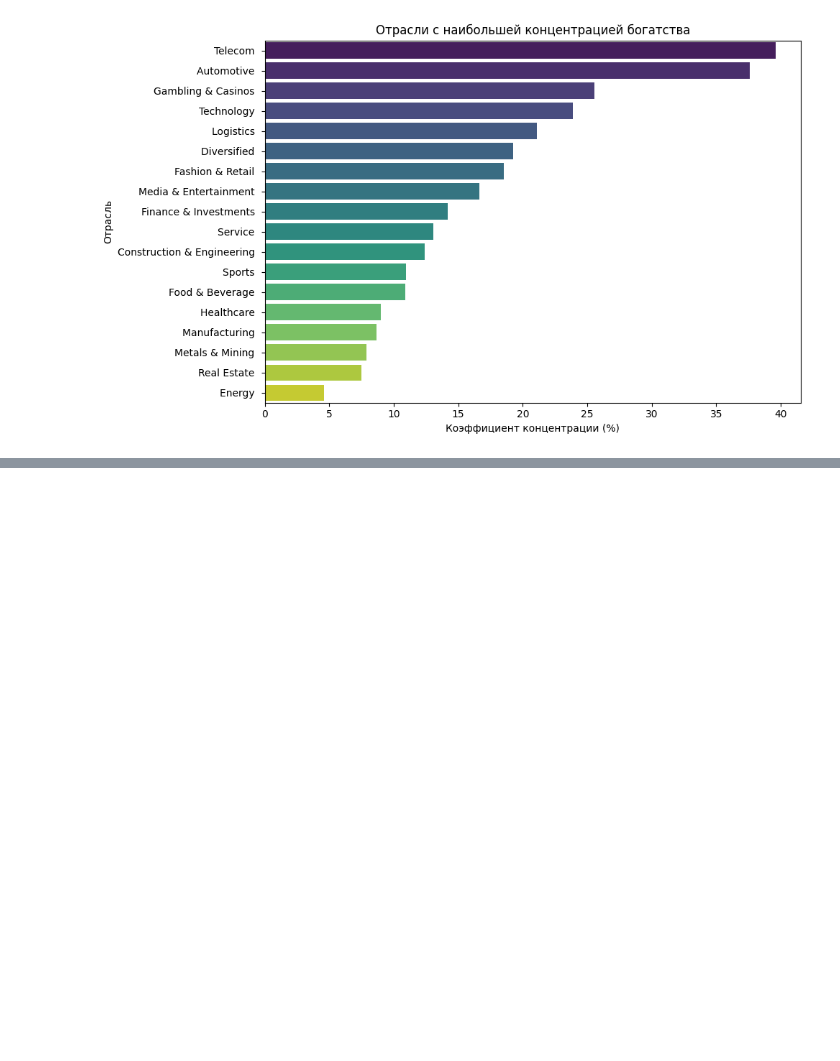
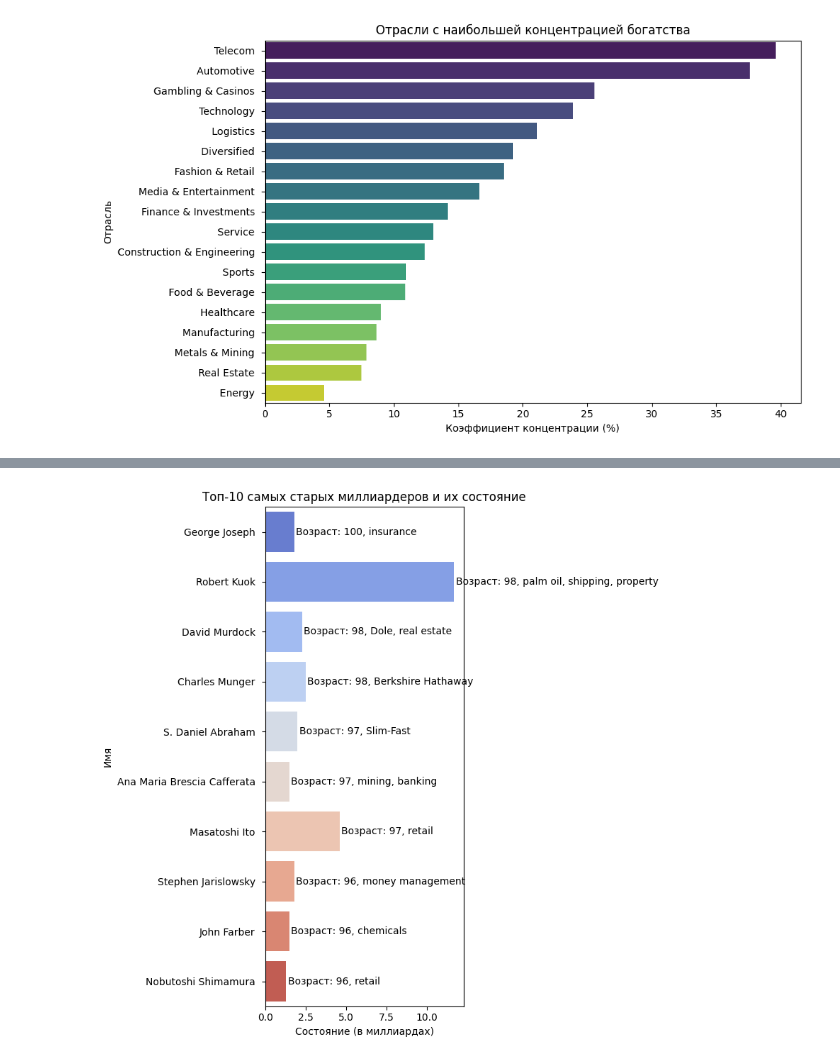
Before and after one commit to Lightl707/dataPreparation, a Jupyter notebook: forbes-team-final.ipynb, the cells around one changed output, grey strips where cells are left out. Cells and saved outputs as stored; diff of their text form; code cells hidden in the pictures; blank space fills up the shorter version.

```diff
--- a/forbes-team-final.ipynb
+++ b/forbes-team-final.ipynb
@@ -261,0 +294,20 @@ plt.show()
+# %%
+# 12. Топ 10 самых старых миллиардеров и их состояние
+top_oldest_billionaires = df.sort_values(by='age', ascending=False).head(10)
+
+plt.figure(figsize=(8, 8))
+sns.barplot(data=top_oldest_billionaires, y='name', x='networth', palette='coolwarm')
+plt.title('Топ-10 самых старых миллиардеров и их состояние')
+plt.ylabel('Имя')
+plt.xlabel('Состояние (в миллиардах)')
+
+for i in range(len(top_oldest_billionaires)):
+    plt.text(top_oldest_billionaires['networth'].iloc[i] + 0.1,
+             i,
+             f"Возраст: {top_oldest_billionaires['age'].iloc[i]}, {top_oldest_billionaires['source'].iloc[i]}",
+             va='center')
+
+plt.tight_layout()
+plt.show()
+# %% [output]
+[figure, added]
```
Also changed, not shown: parts of 7 cells of this notebook.
